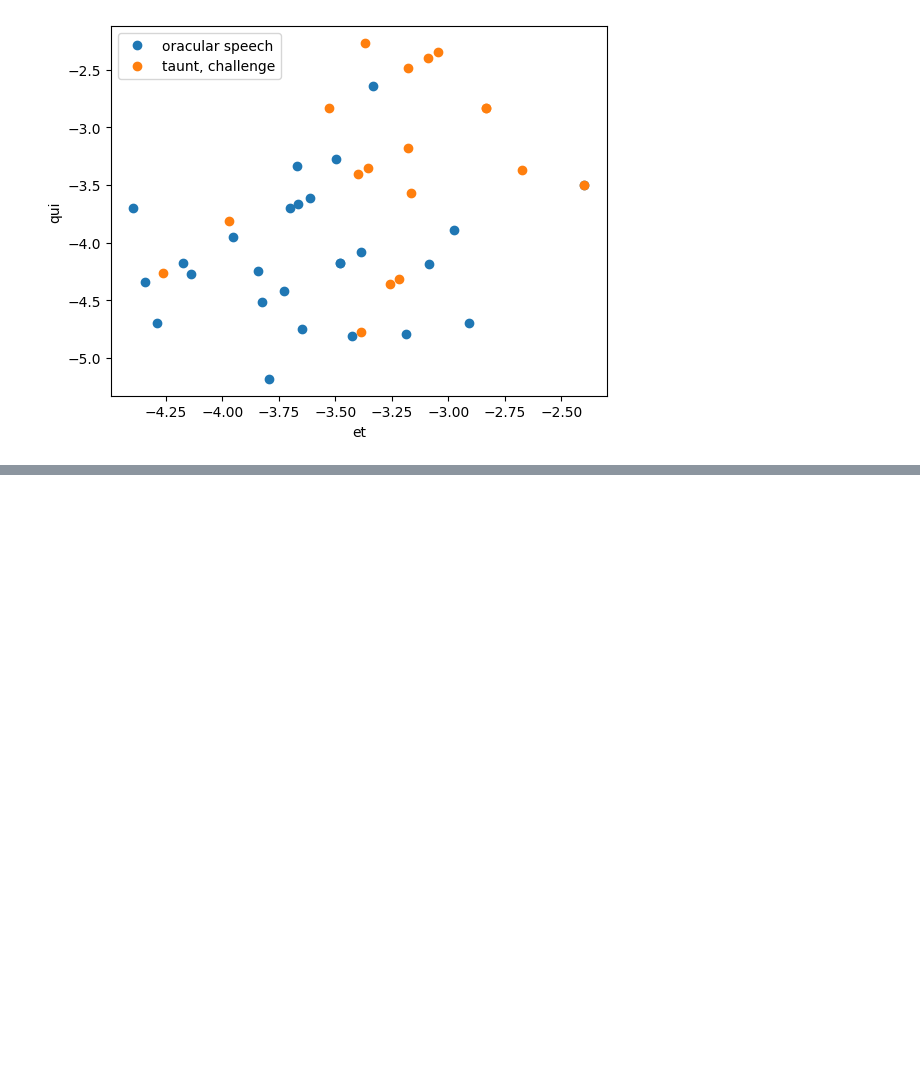
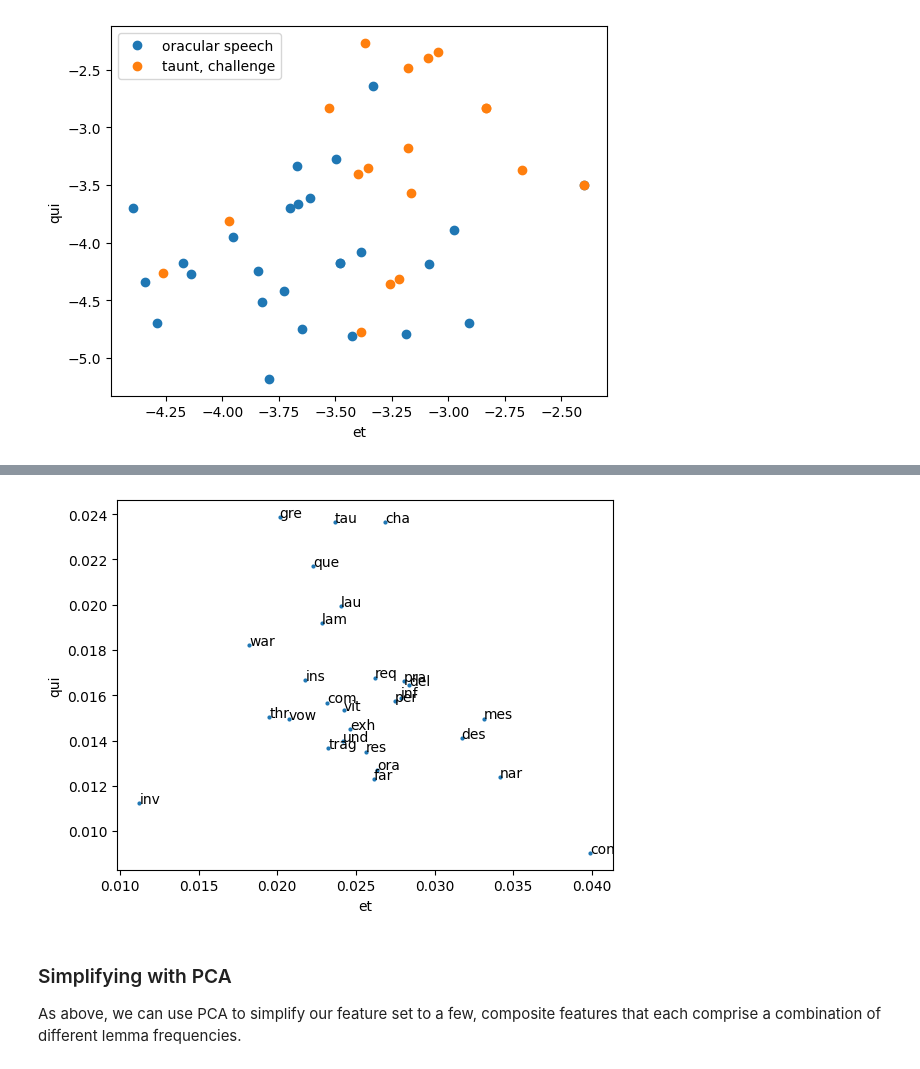
Before and after one commit to cwf2/dices-mta, a Jupyter notebook: Seneca vs Flavians.ipynb, the cells around one changed output, grey strips where cells are left out. Drawn from its saved outputs; the diff is of its cells as text; code cells hidden in the pictures; blank space fills up the shorter version.

```diff
--- a/Seneca vs Flavians.ipynb
+++ b/Seneca vs Flavians.ipynb
@@ -824,14 +788,0 @@ Now we redo the feature vectors using these features.
-# %%
-# subset the complete vector space
-x = all_vec.loc[:, ora_lems]
-
-# add tags and explode
-x['tags'] = all_labels.tags
-x = x.explode('tags')
-
-# take the log of all frequencies
-x_log = x.copy()
-for col in x_log.columns:
-    if col != 'tags':
-        x_log[col] = x[col].apply(np.log).values
-x_log[x==0] = np.nan
@@ -938,5 +788,0 @@ This is a table with one row per speech *per type*, one column for each lemma wh
-# %%
-x = pd.concat([all_vec[target_lems], all_labels.tags], axis=1)
-x = x.explode('tags')
-x = x.drop('tags', axis=1)
-x
@@ -1173,0 +797,17 @@ lem_pca[lem_pca.tags=='sen'].PC3.hist(alpha=0.5)
+# %%
+feat_x = 'et'
+feat_y = 'qui'
+
+fig, ax = plt.subplots()
+ax.plot(tag_norm[feat_x], tag_norm[feat_y], marker='o', linestyle='', ms=2)
+for x, y, s in zip(tag_norm[feat_x], tag_norm[feat_y], tag_norm.index):
+    ax.text(x,y,s)
+ax.set_xlabel(feat_x)
+ax.set_ylabel(feat_y)
+plt.show()
+# %% [output]
+[figure, added]
+# %% [markdown]
+### Simplifying with PCA
+
+As above, we can use PCA to simplify our feature set to a few, composite features that each comprise a combination of different lemma frequencies.
```
Also changed, not shown: parts of 69 cells of this notebook.
